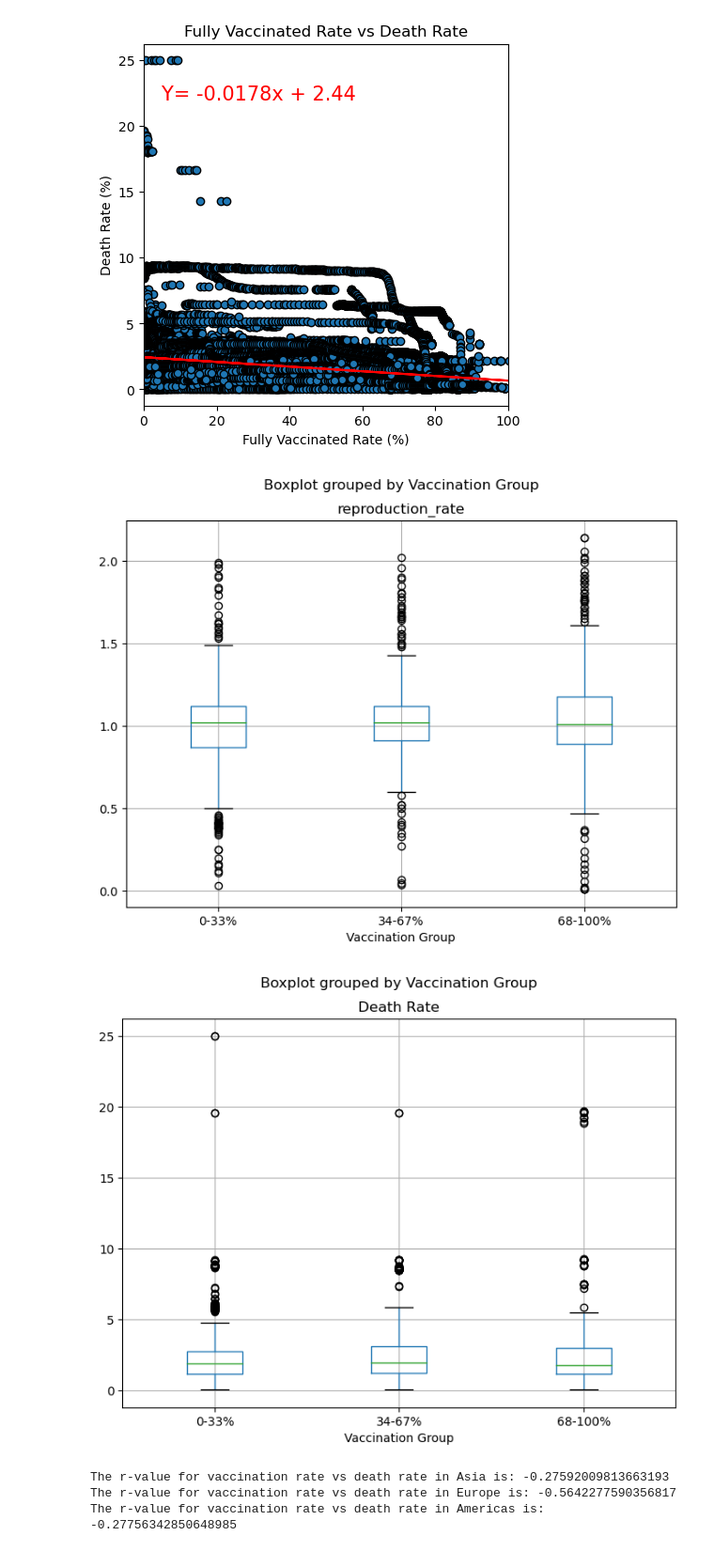
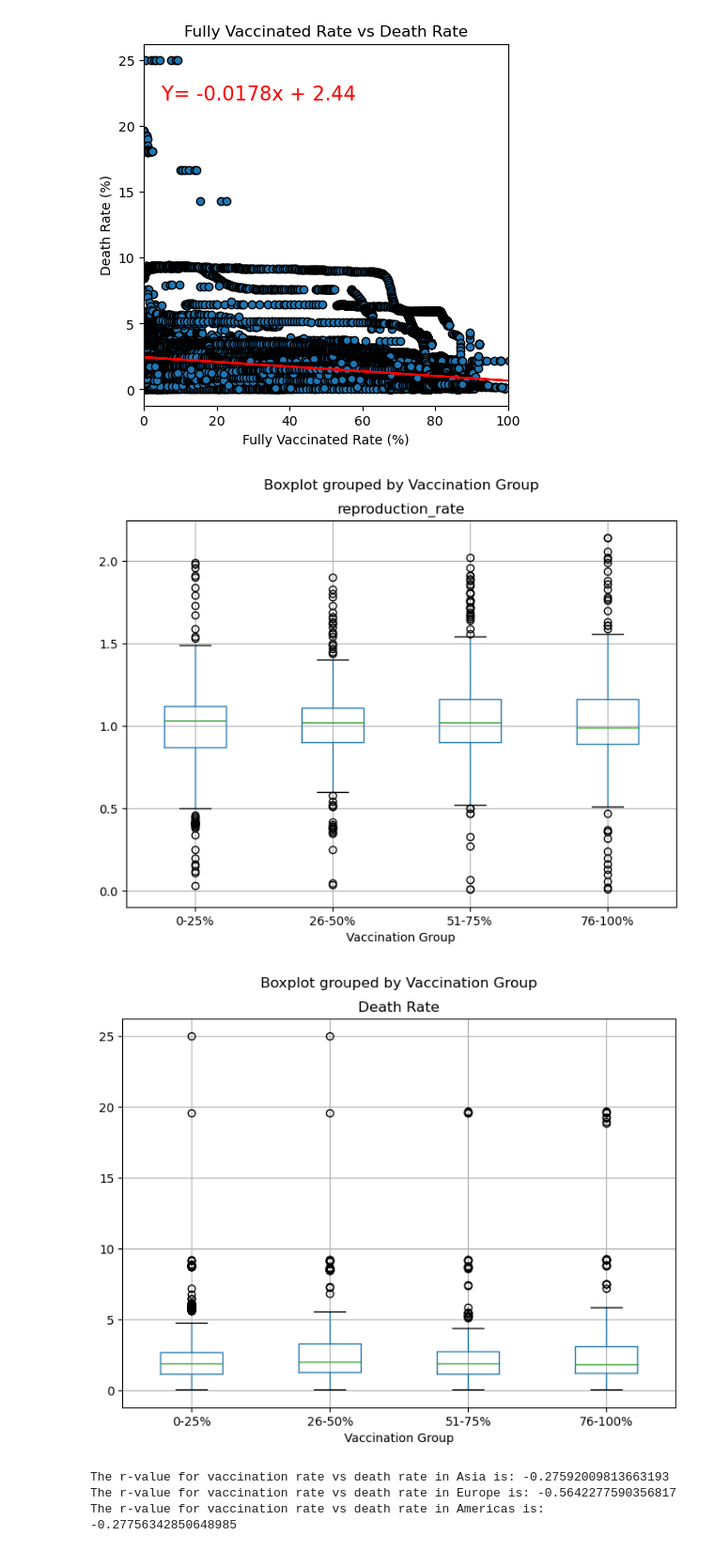
Before and after one commit to NysB/Project_1_Group_3, a Jupyter notebook: factors_covid.ipynb, the cells around one changed output. Shown at 94% size. Cells and saved outputs as stored; diff of their text form; code cells hidden in the pictures.

```diff
--- a/factors_covid.ipynb
+++ b/factors_covid.ipynb
@@ -233,26 +233,26 @@ The r-value for fully vaccinated rate vs death rate is: -0.35934246964816663
 # %%
 # Analyse connection based on bins
 
 ## Add Bins to the data
 
-bins = [0, 0.3333, 0.666, 1]
-name_bins = ["0-33%", "34-67%", "68-100%"]
+bins = [0, 0.25, 0.5, 0.75, 1]
+name_bins = ["0-25%", "26-50%", "51-75%","76-100%"]
 
 ## Vaccination Rate vs Reproduction Rate
 
 vaccination_reproduction_df["Vaccination Group"] = pd.cut(vaccination_reproduction_df["Vaccination Rate"], bins, labels= name_bins, include_lowest=True)
 
 vaccination_reproduction_df.boxplot("reproduction_rate", by="Vaccination Group", figsize=(8, 6))
 plt.savefig("Result\Boxplot vaccination rate vs reproduction rate.png")
 
 ### Vaccination Rate vs Death Rate
 
 vaccination_death_df["Vaccination Group"] = pd.cut(vaccination_death_df["Vaccination Rate"], bins, labels= name_bins, include_lowest=True)
 vaccination_death_df.boxplot("Death Rate", by="Vaccination Group", figsize=(8, 6))
 plt.savefig("Result\Boxplot vaccination rate vs death rate.png")
 # %% [output]
-[figure, old version]
+[figure, new version]
-[figure, old version]
+[figure, new version]
 # %%
 # Split across continents
 
```
Also changed, not shown: 2 other files.
